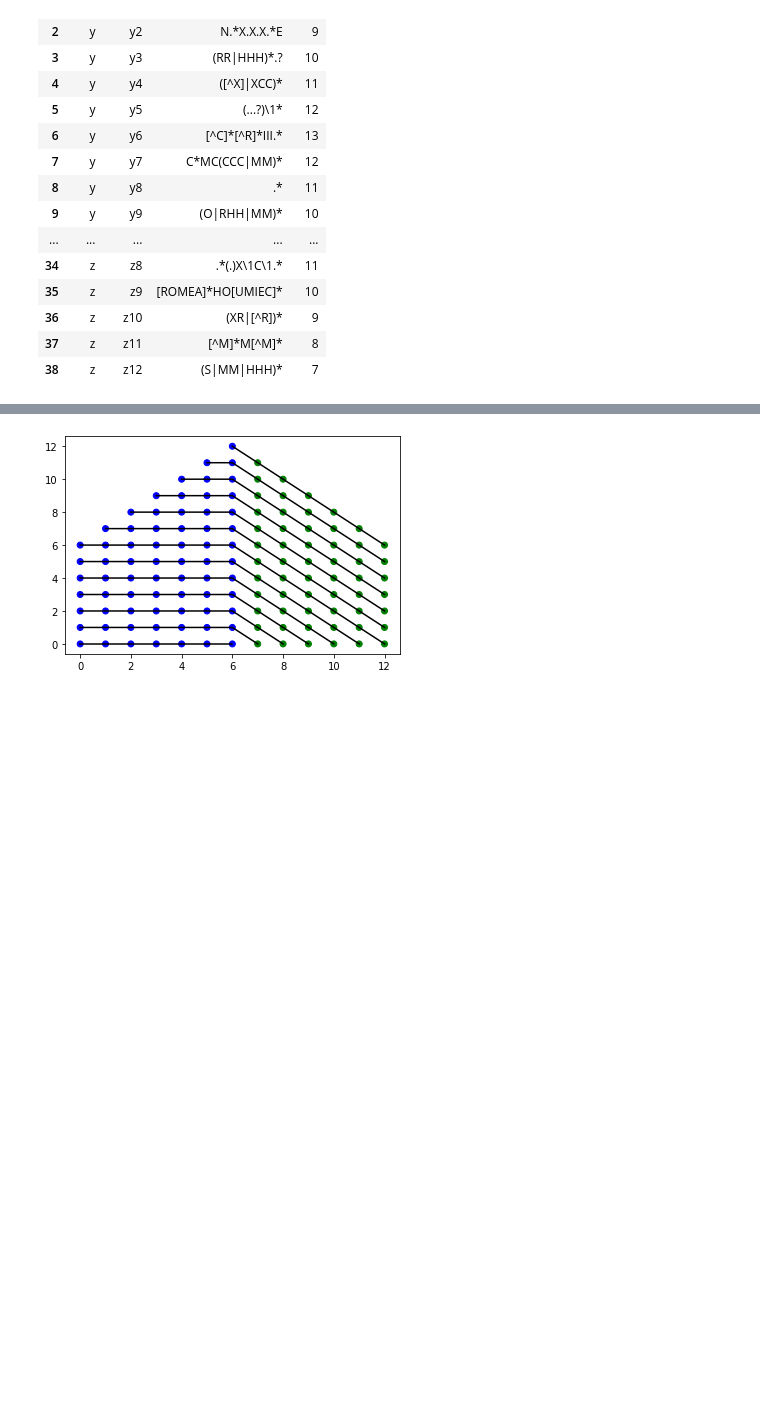
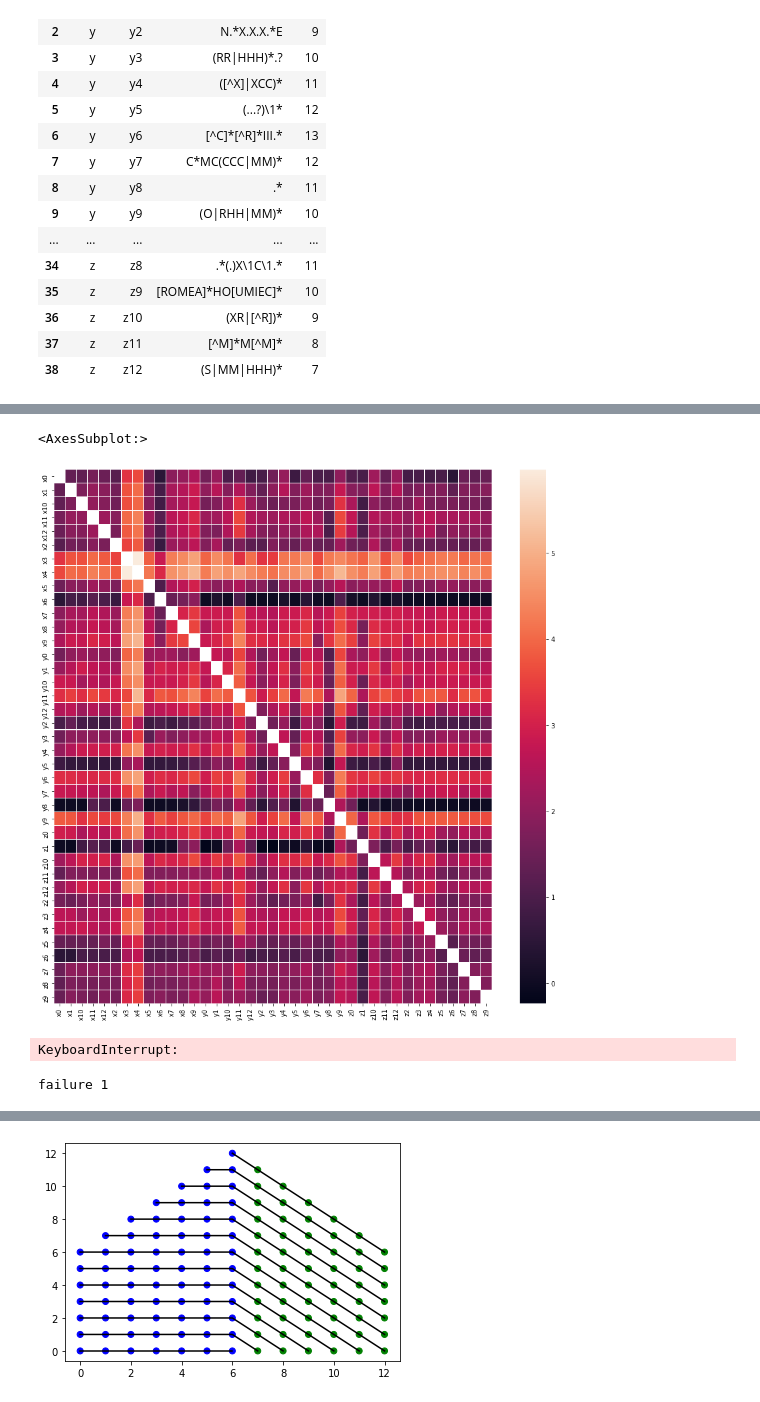
Before and after one commit to matthagy/regex_crossword, a Jupyter notebook: xplr0.ipynb, the cells around one changed output, grey strips where cells are left out. Drawn from its saved outputs; the diff is of its cells as text; code cells hidden in the pictures; blank space fills up the shorter version.

```diff
--- a/xplr0.ipynb
+++ b/xplr0.ipynb
@@ -444,0 +301,23 @@ sns.heatmap(data / data.max().max(), linewidth=0.05, ax=ax)
+# %%
+f = plt.figure(figsize=(15, 15))
+ax = f.add_subplot(111)
+sns.heatmap(np.log10(overlap), linewidth=0.05, ax=ax)
+# %% [output]
+<AxesSubplot:>
+[figure, added]
+# %%
+while len(solution_sets) > 1:
+    solution_sets = solver.reduce_solution_sets_using_best_pair_intersections(solution_sets)
+# %% [output]
+KeyboardInterrupt:
+# %%
+ss = [next(iter(x)) for x in reduced]
+acc = ss[0]
+for i,s in enumerate(ss[1::]):
+    n = acc.intersection(s)
+    if n is None:
+        print('failure', i)
+        break
+    acc = n
+# %% [output]
+failure 1
```
Also changed, not shown: parts of 69 cells of this notebook, 1 other file.
